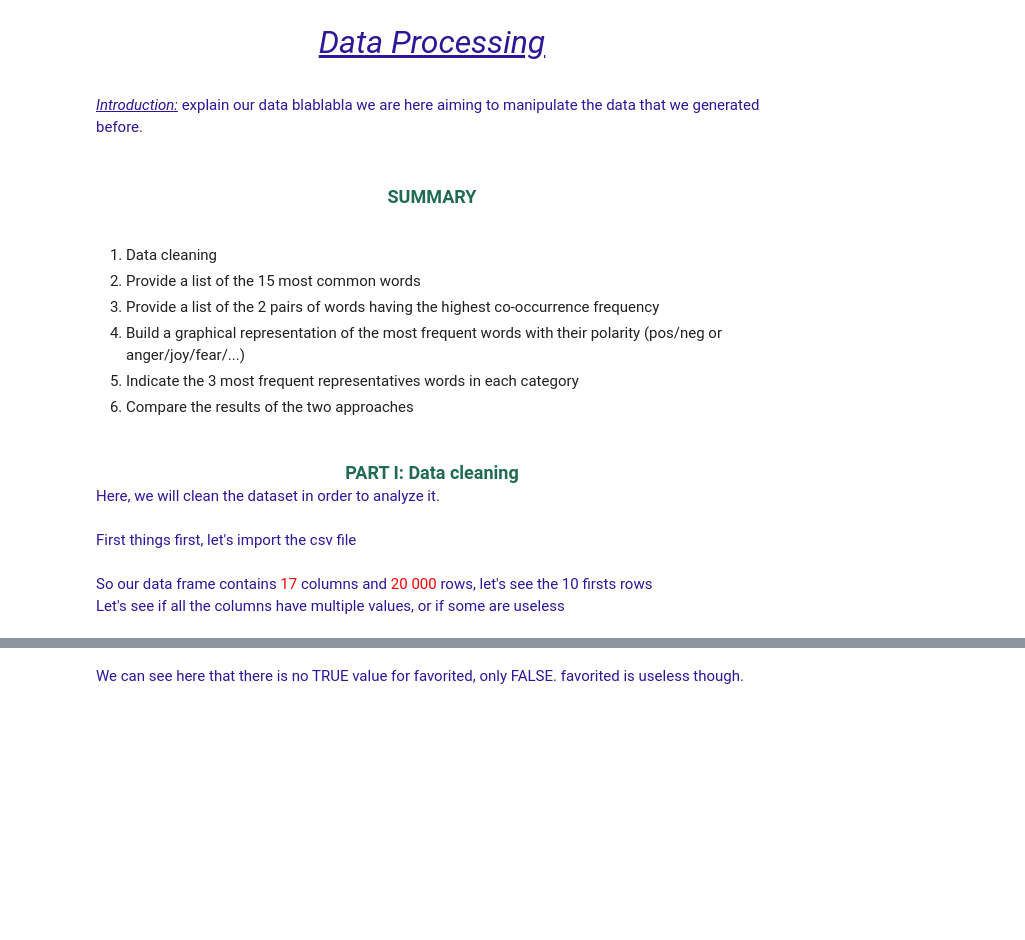
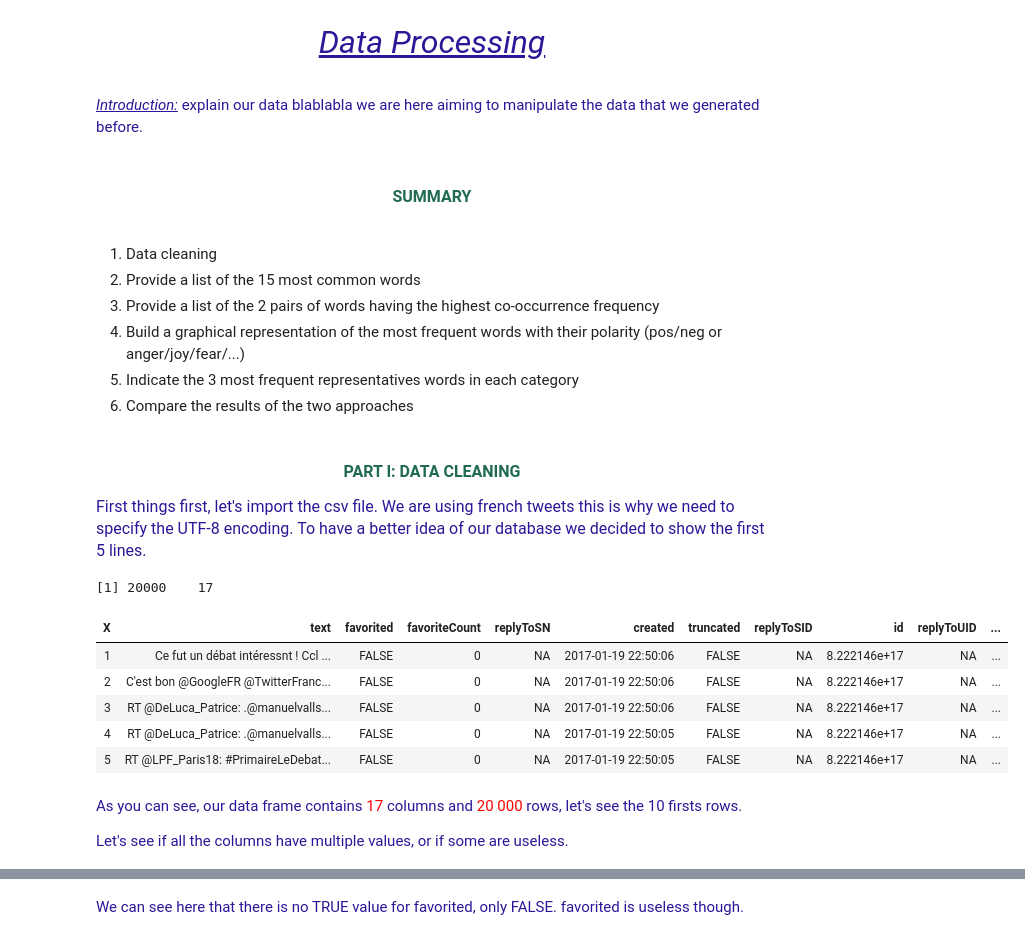
Before and after one commit to clementtr/twitter, a Jupyter notebook: TwitteR_DataProcessing.ipynb, the cells around one changed output, grey strips where cells are left out. Cells and saved outputs as stored; diff of their text form; code cells hidden in the pictures; blank space fills up the shorter version.

```diff
--- a/TwitteR_DataProcessing.ipynb
+++ b/TwitteR_DataProcessing.ipynb
@@ -2,7 +2,7 @@
 <p><font size=6 color="#2E1698"><em><u><center>Data Processing</center></u></em></font></p><br>
 <p><font size=3.2 color="#2E1698"><i><u>Introduction:</u></i> explain our data blablabla we are here aiming to manipulate the data that we generated before.</font><p><br>
 
-<font color="#206B50" size = 4><center>**SUMMARY**</center></font><br>
+<font color="#206B50" size = 3><center>**SUMMARY**</center></font><br>
 <font size=3.2 color="#2E1698">
 <ol>
       <li>Data cleaning</li>
@@ -14,14 +14,21 @@
     </ol>
 </font>
 # %% [markdown]
-<font size=4 color="#206B50"><center><B>PART I: Data cleaning</B></center></font>
-<font color="#2E1698" size = 3.2>Here, we will clean the dataset in order to analyze it.<br><br>
-First things first, let's import the csv file</font><br>
+<p><font size=3 color="#206B50"><center><B>PART I: DATA CLEANING</B></center></font></p>
+<font size=3 color="#2E1698">First things first, let's import the csv file. We are using french tweets this is why we need to specify the UTF-8 encoding. To have a better idea of our database we decided to show the first 5 lines.</font><br>
 # %%
 tweets = read.csv("data/debat_primaire_20000.csv", encoding="UTF-8")
 print(dim(tweets))
-head(tweets, n = 10)
+head(tweets, n = 5)
+# %% [output]
+[1] 20000    17
+| X | text | favorited | favoriteCount | replyToSN | created | truncated | replyToSID | id | replyToUID | ... |
+| 1 | Ce fut un débat intéressnt ! Ccl ... | FALSE | 0 | NA | 2017-01-19 22:50:06 | FALSE | NA | 8.222146e+17 | NA | ... |
+| 2 | C'est bon @GoogleFR @TwitterFranc... | FALSE | 0 | NA | 2017-01-19 22:50:06 | FALSE | NA | 8.222146e+17 | NA | ... |
+| 3 | RT @DeLuca_Patrice: .@manuelvalls... | FALSE | 0 | NA | 2017-01-19 22:50:06 | FALSE | NA | 8.222146e+17 | NA | ... |
+| 4 | RT @DeLuca_Patrice: .@manuelvalls... | FALSE | 0 | NA | 2017-01-19 22:50:05 | FALSE | NA | 8.222146e+17 | NA | ... |
+| 5 | RT @LPF_Paris18: #PrimaireLeDebat... | FALSE | 0 | NA | 2017-01-19 22:50:05 | FALSE | NA | 8.222146e+17 | NA | ... |
 # %% [markdown]
-<font color="#2E1698" size = 3.2>So our data frame contains <font color="red">17</font> columns and <font color="red">20 000</font> rows, let's see the 10 firsts rows</font><br>
-<font color="#2E1698" size = 3.2>Let's see if all the columns have multiple values, or if some are useless</font>
+<p><font color="#2E1698" size = 3.2>As you can see, our data frame contains <font color="red">17</font> columns and <font color="red">20 000</font> rows, let's see the 10 firsts rows.</font><br></p>
+<font color="#2E1698" size = 3.2>Let's see if all the columns have multiple values, or if some are useless.</font>
 # %%
```
Also changed, not shown: parts of 2 cells of this notebook.
